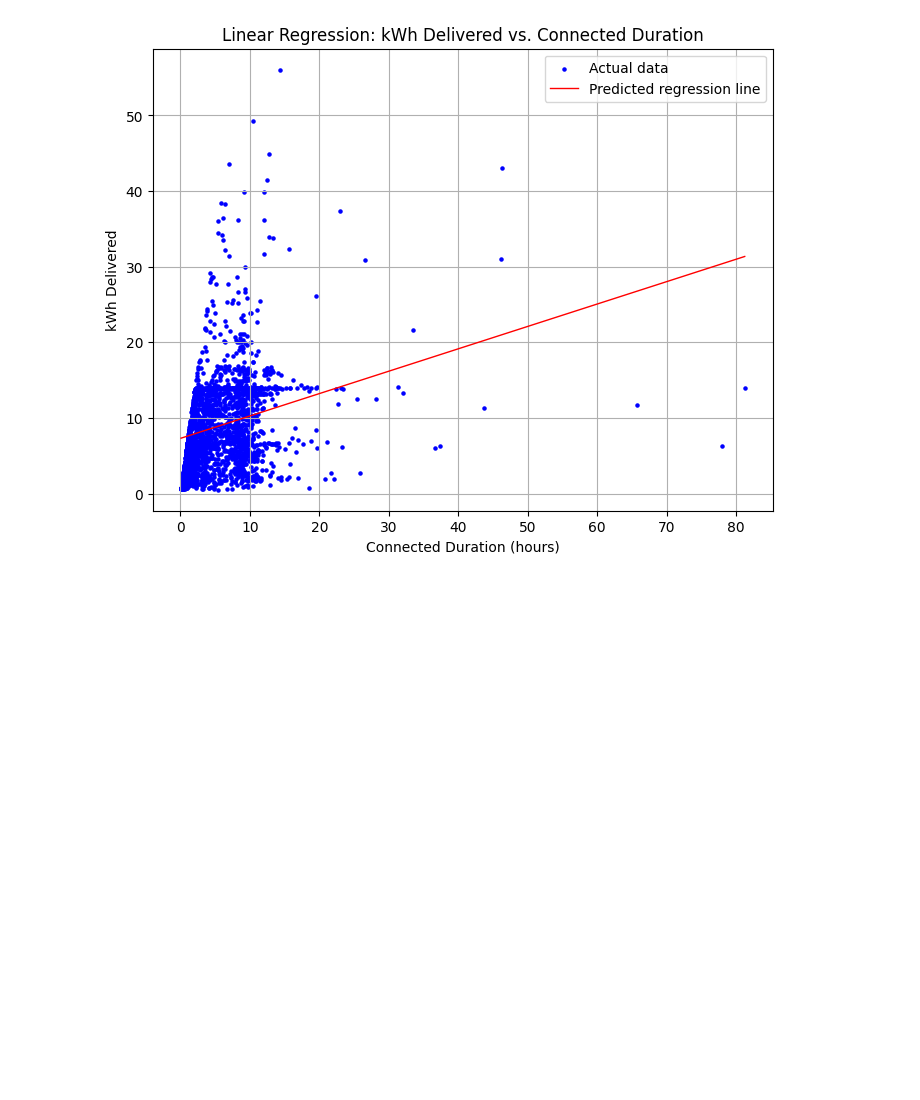
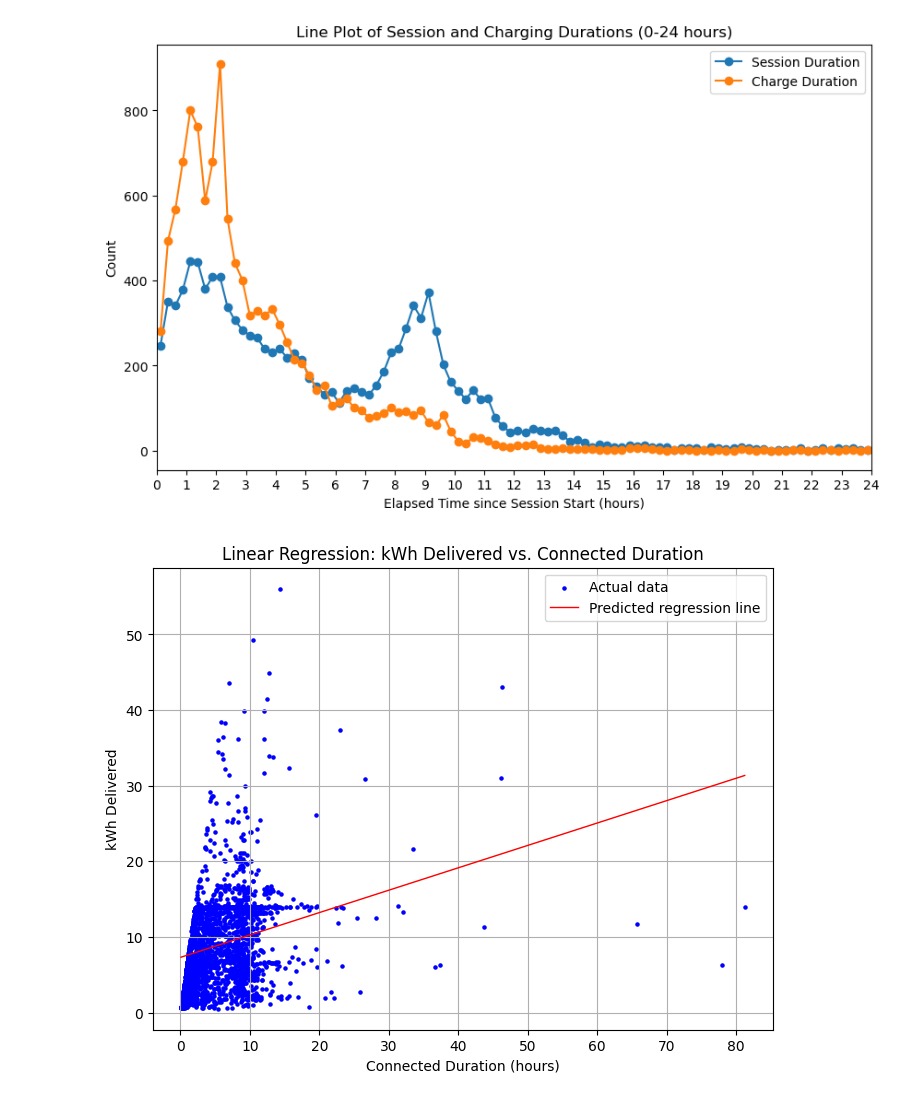
Before and after one commit to BartM37/ML_New, a Jupyter notebook: Method 1_Regression.ipynb, the cells around one changed output. Cells and saved outputs as stored; diff of their text form; code cells hidden in the pictures; blank space fills up the shorter version.

```diff
--- a/Method 1_Regression.ipynb
+++ b/Method 1_Regression.ipynb
@@ -76,0 +1,56 @@ Intercept:                                 7.294
+# %%
+import pandas as pd
+import matplotlib.pyplot as plt
+import numpy as np
+
+# Replace 'acndata_sessions.csv' with your CSV file path or URL
+csv_file_path = 'acndata_sessions.csv'
+
+# Read the CSV into a DataFrame
+df = pd.read_csv(csv_file_path)
+
+# Convert the string time columns to datetime objects.
+df['connectionTime'] = pd.to_datetime(df['connectionTime'], format='%a, %d %b %Y %H:%M:%S %Z')
+df['disconnectTime'] = pd.to_datetime(df['disconnectTime'], format='%a, %d %b %Y %H:%M:%S %Z')
+df['doneChargingTime'] = pd.to_datetime(df['doneChargingTime'], format='%a, %d %b %Y %H:%M:%S %Z')
+
+# Compute the new columns (durations in hours)
+df['session_duration'] = (df['disconnectTime'] - df['connectionTime']).dt.total_seconds() / 3600.0
+df['charge_duration'] = (df['doneChargingTime'] - df['connectionTime']).dt.total_seconds() / 3600.0
+
+# Optional: inspect the dataframe with the new columns
+print(df[['connectionTime', 'disconnectTime', 'doneChargingTime', 'session_duration', 'charge_duration']])
+
+# Filter out sessions where any duration is greater than 24 hours.
+df = df[(df['session_duration'] <= 24) & (df['charge_duration'] <= 24)]
+
+# Define fine bins with 15-minute intervals (0.25 hours)
+bins = np.arange(0, 24.25, 0.25)  # bins edges: 0, 0.25, 0.5, ..., 24
+
+# Compute counts for each bin for both durations
+session_counts, _ = np.histogram(df['session_duration'], bins=bins)
+charge_counts, _ = np.histogram(df['charge_duration'], bins=bins)
+
+# Compute midpoints of each bin for plotting the line
+bin_midpoints = (bins[:-1] + bins[1:]) / 2
+
+# Create a line plot for the absolute counts in each bin
+plt.figure(figsize=(10, 6))
+
+# Plot session duration counts as a line
+plt.plot(bin_midpoints, session_counts, marker='o', label='Session Duration')
+
+# Plot charge duration counts as a line
+plt.plot(bin_midpoints, charge_counts, marker='o', label='Charge Duration')
+
+# Adjust x-axis to cover a 24-hour period and label ticks every hour
+plt.xlim(0, 24)
+plt.xticks(np.arange(0, 25, 1))
+
+plt.title('Line Plot of Session and Charging Durations (0-24 hours)')
+plt.xlabel('Elapsed Time since Session Start (hours)')
+plt.ylabel('Count')
+plt.legend()
+
+plt.show()
+# %% [output]
@@ -76,0 +74 @@ Intercept:                                 7.294
+[figure, added]
```
Also changed, not shown: parts of 6 cells of this notebook.
